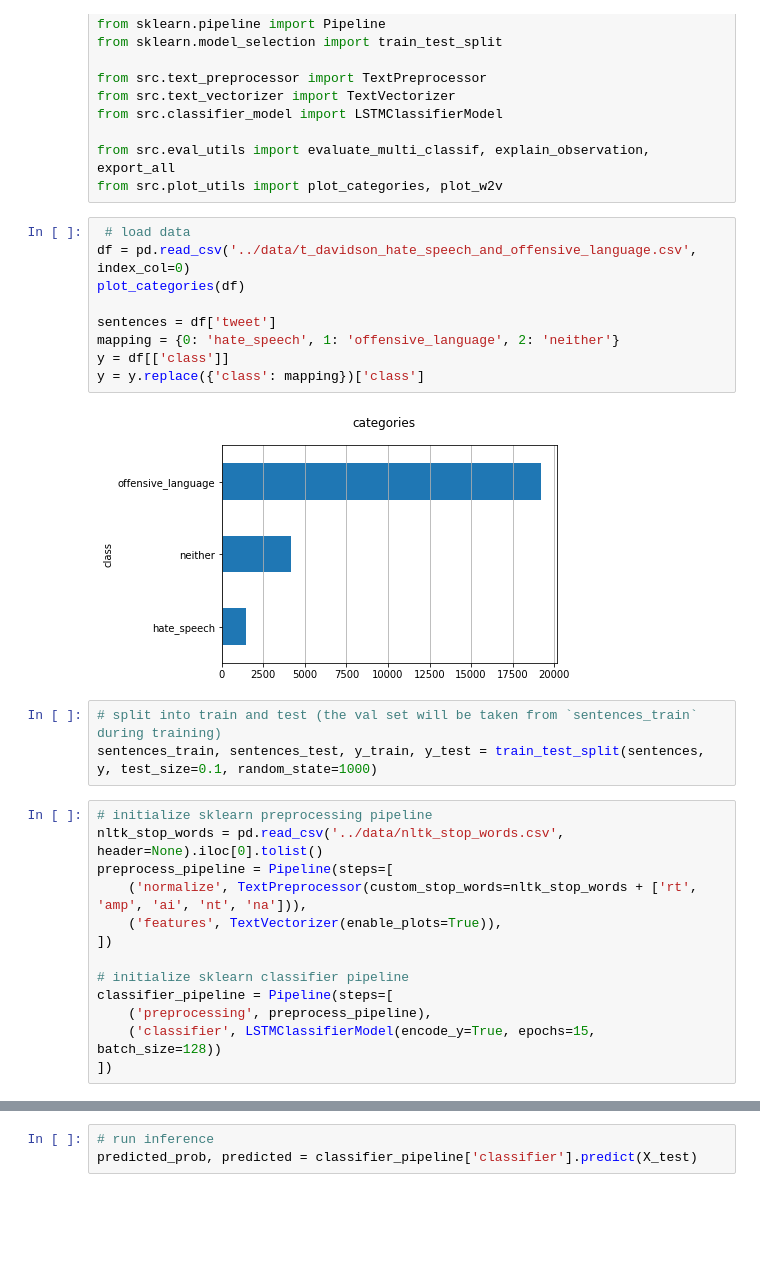
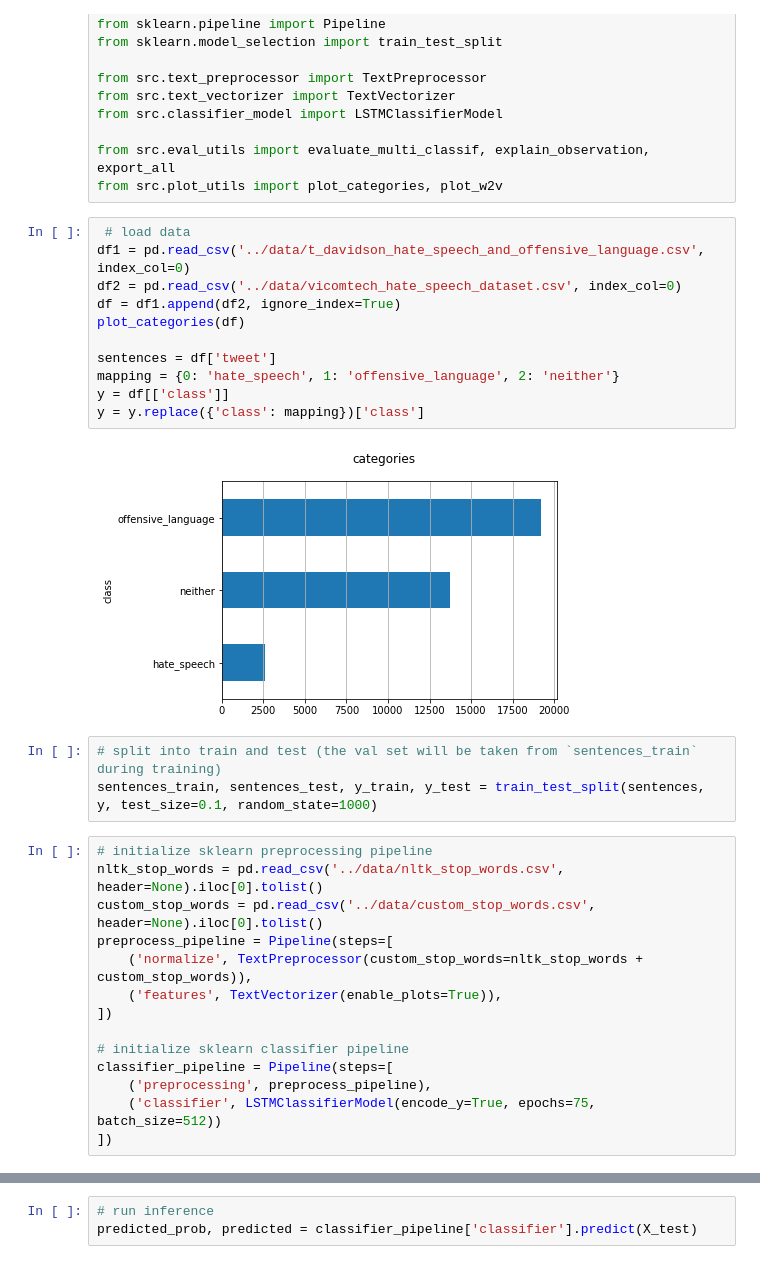
Before and after one commit to parvudan/hate_speech_detection, a Jupyter notebook: notebooks/keras_word2vec_hate_detector.ipynb, the cells around one changed output, grey strips where cells are left out. Cells and saved outputs as stored; diff of their text form; blank space fills up the shorter version.

Commit message:
retrained model with larger dataset; refactored stop words

```diff
--- a/notebooks/keras_word2vec_hate_detector.ipynb
+++ b/notebooks/keras_word2vec_hate_detector.ipynb
@@ -18,30 +18,33 @@ from src.eval_utils import evaluate_multi_classif, explain_observation, export_a
 from src.plot_utils import plot_categories, plot_w2v
 # %%
  # load data
-df = pd.read_csv('../data/t_davidson_hate_speech_and_offensive_language.csv', index_col=0)
+df1 = pd.read_csv('../data/t_davidson_hate_speech_and_offensive_language.csv', index_col=0)
+df2 = pd.read_csv('../data/vicomtech_hate_speech_dataset.csv', index_col=0)
+df = df1.append(df2, ignore_index=True)
 plot_categories(df)
 
 sentences = df['tweet']
 mapping = {0: 'hate_speech', 1: 'offensive_language', 2: 'neither'}
 y = df[['class']]
 y = y.replace({'class': mapping})['class']
 # %% [output]
-[figure, old version]
+[figure, new version]
 # %%
 # split into train and test (the val set will be taken from `sentences_train` during training)
 sentences_train, sentences_test, y_train, y_test = train_test_split(sentences, y, test_size=0.1, random_state=1000)
 # %%
 # initialize sklearn preprocessing pipeline
 nltk_stop_words = pd.read_csv('../data/nltk_stop_words.csv', header=None).iloc[0].tolist()
+custom_stop_words = pd.read_csv('../data/custom_stop_words.csv', header=None).iloc[0].tolist()
 preprocess_pipeline = Pipeline(steps=[
-    ('normalize', TextPreprocessor(custom_stop_words=nltk_stop_words + ['rt', 'amp', 'ai', 'nt', 'na'])),
+    ('normalize', TextPreprocessor(custom_stop_words=nltk_stop_words + custom_stop_words)),
     ('features', TextVectorizer(enable_plots=True)),
 ])
 
 # initialize sklearn classifier pipeline
 classifier_pipeline = Pipeline(steps=[
     ('preprocessing', preprocess_pipeline),
-    ('classifier', LSTMClassifierModel(encode_y=True, epochs=15, batch_size=128))
+    ('classifier', LSTMClassifierModel(encode_y=True, epochs=75, batch_size=512))
 ])
 # %%
 print(preprocess_pipeline['normalize'].nlp.Defaults.stop_words)
```
Also changed, not shown: parts of 8 cells of this notebook, 3 other files.
